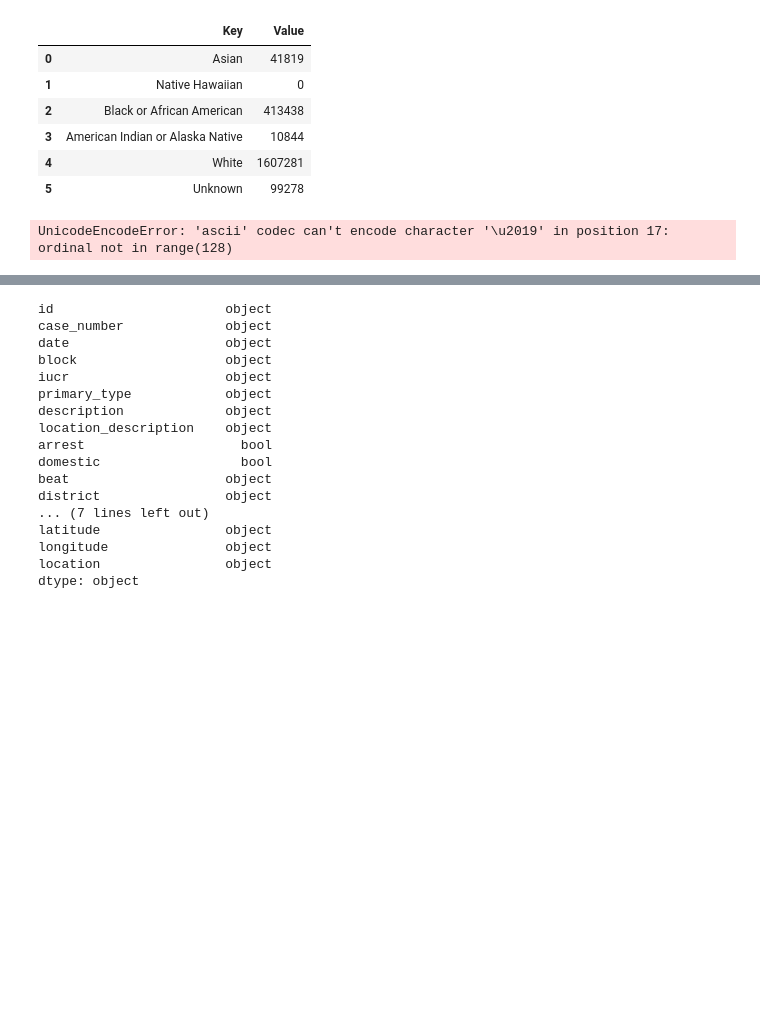
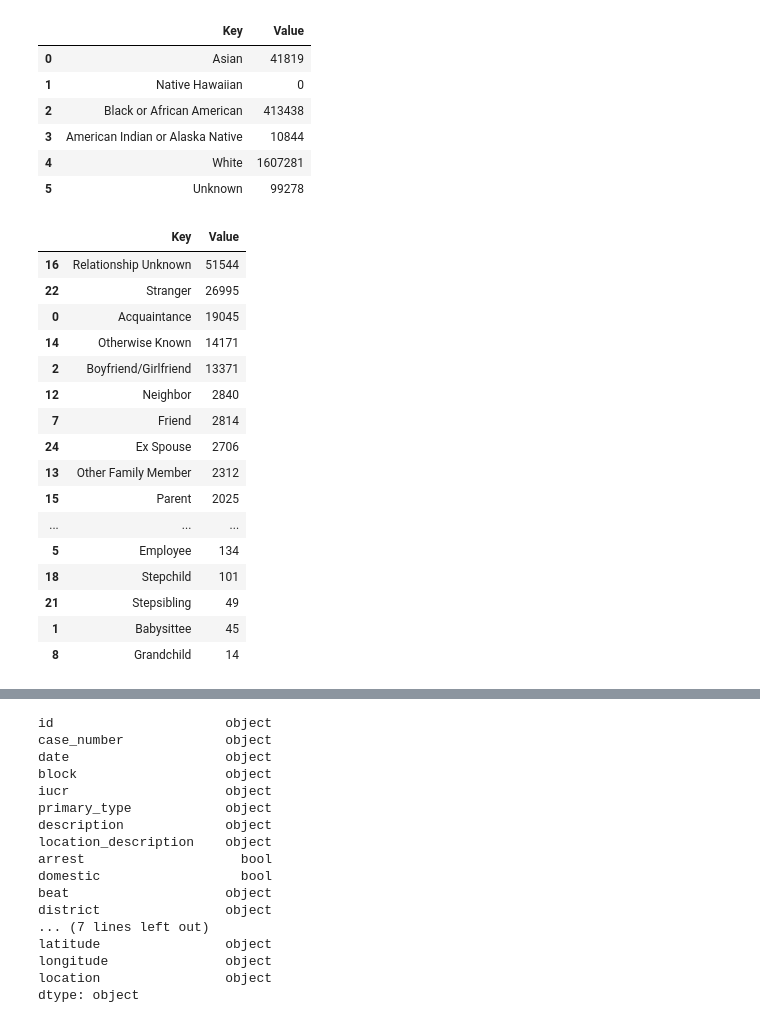
Before and after one commit to annivas/annivas.github.io, a Jupyter notebook: CMSC320 Final Project.ipynb, the cells around one changed output, grey strips where cells are left out. Saved outputs shown, nothing was run; the diff lists cells and outputs as text; code cells hidden in the pictures; blank space fills up the shorter version.

```diff
--- a/CMSC320 Final Project.ipynb
+++ b/CMSC320 Final Project.ipynb
@@ -250,10 +250,28 @@ victim_race
 | 4 | White | 1607281 |
 | 5 | Unknown | 99278 |
 # %%
-victim_offender_relationship = pd.read_csv("https://annivas.github.io/files/victim’s-relationship-to-the-offender-2015-2019.csv", encoding = "ISO-8859-1")
+victim_offender_relationship = pd.read_csv("https://annivas.github.io/files/victim-offender-relationship-2015-2019.csv")
+#victim_offender_relationship['Key'][1] = "Babysitter"
+victim_offender_relationship = victim_offender_relationship.sort_values(by=['Value'], ascending=False)
 victim_offender_relationship
 # %% [output]
-UnicodeEncodeError: 'ascii' codec can't encode character '\u2019' in position 17: ordinal not in range(128)
+|  | Key | Value |
+| 16 | Relationship Unknown | 51544 |
+| 22 | Stranger | 26995 |
+| 0 | Acquaintance | 19045 |
+| 14 | Otherwise Known | 14171 |
+| 2 | Boyfriend/Girlfriend | 13371 |
+| 12 | Neighbor | 2840 |
+| 7 | Friend | 2814 |
+| 24 | Ex Spouse | 2706 |
+| 13 | Other Family Member | 2312 |
+| 15 | Parent | 2025 |
+| ... | ... | ... |
+| 5 | Employee | 134 |
+| 18 | Stepchild | 101 |
+| 21 | Stepsibling | 49 |
+| 1 | Babysittee | 45 |
+| 8 | Grandchild | 14 |
 # %%
 burglary_table = crime_table.loc[crime_table['primary_type']=='BURGLARY']
 burglary_table
```
Also changed, not shown: 1 other file.
